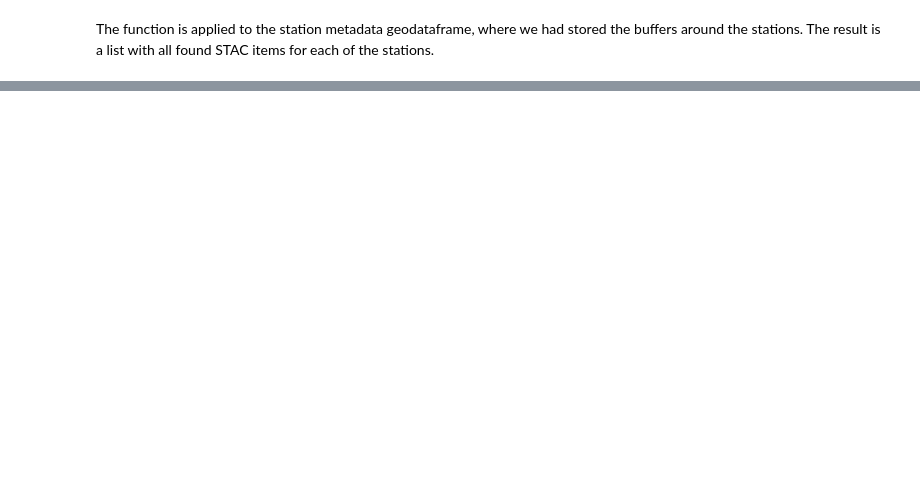
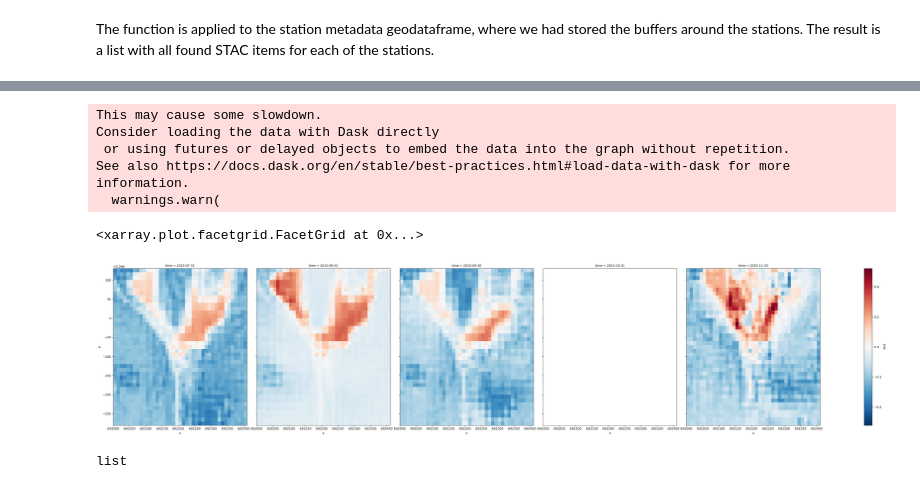
Before and after one commit to DLR-terrabyte/eo-examples, a Jupyter notebook: workshop_prepml/pz_Prepare-ML.ipynb, the cells around one changed output, grey strips where cells are left out. Saved outputs shown, nothing was run; the diff lists cells and outputs as text; code cells hidden in the pictures; blank space fills up the shorter version.

```diff
--- a/workshop_prepml/pz_Prepare-ML.ipynb
+++ b/workshop_prepml/pz_Prepare-ML.ipynb
@@ -471,0 +968,3 @@ cube.green.plot.imshow(col="time", size=8, aspect=1)
+# %%
+# temporal maximum value composite
+cube_s2_mnth = cube_s2.resample(time="1ME").max().chunk(chunks={'time': -1})
@@ -471,0 +999,18 @@ cube.green.plot.imshow(col="time", size=8, aspect=1)
+# %%
+cube_s2_mnth.rio.clip([box(sd_meta_s2.minx.iloc[5],
+                           sd_meta_s2.miny.iloc[5],
+                           sd_meta_s2.maxx.iloc[5],
+                           sd_meta_s2.maxy.iloc[5])],
+                      all_touched=True).isel(time=slice(None, 5)).plot.imshow(col="time", size=8, aspect=1)
+# %% [output]
+This may cause some slowdown.
+Consider loading the data with Dask directly
+ or using futures or delayed objects to embed the data into the graph without repetition.
+See also https://docs.dask.org/en/stable/best-practices.html#load-data-with-dask for more information.
+  warnings.warn(
+<xarray.plot.facetgrid.FacetGrid at 0x...>
+[figure, added]
+# %%
+type(list(sd_meta.geometry[0:3]))
+# %% [output]
+list
```
Also changed, not shown: parts of 180 cells of this notebook, 1 other file.
